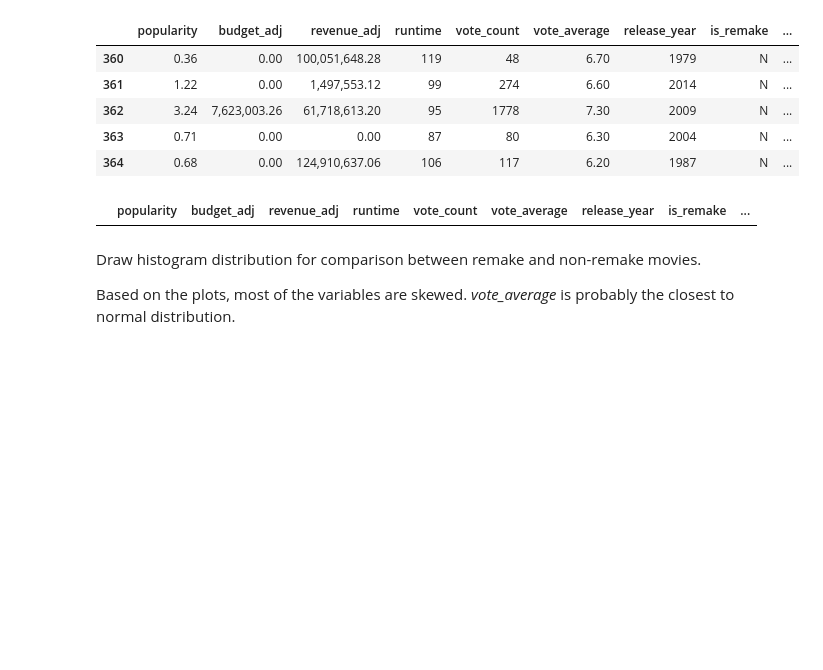
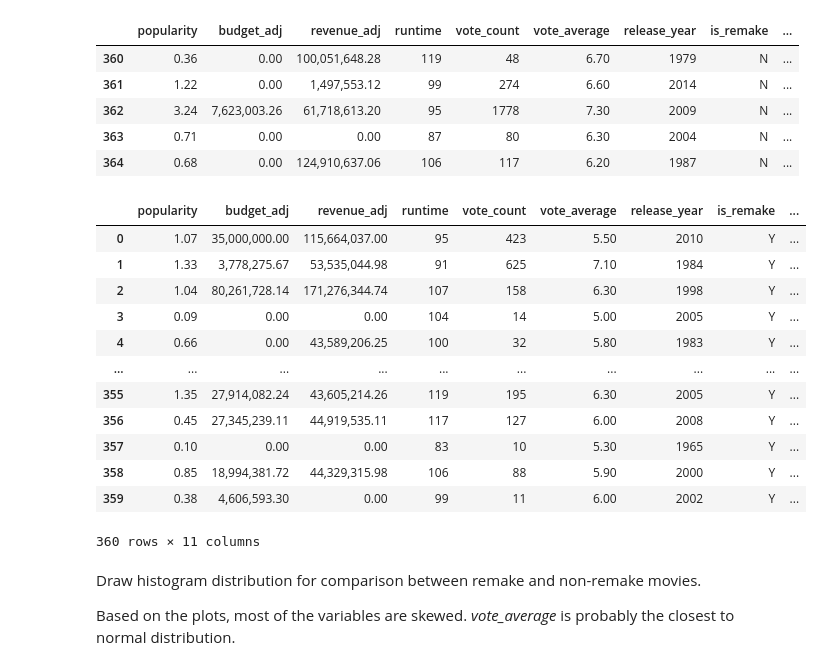
Before and after one commit to pohhjie/movie-analysis, a Jupyter notebook: movie-analysis_v1.ipynb, the cells around one changed output. Cells and saved outputs as stored; diff of their text form; code cells hidden in the pictures; blank space fills up the shorter version.

```diff
--- a/movie-analysis_v1.ipynb
+++ b/movie-analysis_v1.ipynb
@@ -369,9 +369,21 @@ non_remake_cols.head()
 | 364 | 0.68 | 0.00 | 124,910,637.06 | 106 | 117 | 6.20 | 1987 | N | ... |
 # %%
 remake_cols = movies_col[movies_col['is_remake'] == 'Y']
-remake_cols[remake_cols['original_title'] == 'Titanic']
+remake_cols
 # %% [output]
 |  | popularity | budget_adj | revenue_adj | runtime | vote_count | vote_average | release_year | is_remake | ... |
+| 0 | 1.07 | 35,000,000.00 | 115,664,037.00 | 95 | 423 | 5.50 | 2010 | Y | ... |
+| 1 | 1.33 | 3,778,275.67 | 53,535,044.98 | 91 | 625 | 7.10 | 1984 | Y | ... |
+| 2 | 1.04 | 80,261,728.14 | 171,276,344.74 | 107 | 158 | 6.30 | 1998 | Y | ... |
+| 3 | 0.09 | 0.00 | 0.00 | 104 | 14 | 5.00 | 2005 | Y | ... |
+| 4 | 0.66 | 0.00 | 43,589,206.25 | 100 | 32 | 5.80 | 1983 | Y | ... |
+| ... | ... | ... | ... | ... | ... | ... | ... | ... | ... |
+| 355 | 1.35 | 27,914,082.24 | 43,605,214.26 | 119 | 195 | 6.30 | 2005 | Y | ... |
+| 356 | 0.45 | 27,345,239.11 | 44,919,535.11 | 117 | 127 | 6.00 | 2008 | Y | ... |
+| 357 | 0.10 | 0.00 | 0.00 | 83 | 10 | 5.30 | 1965 | Y | ... |
+| 358 | 0.85 | 18,994,381.72 | 44,329,315.98 | 106 | 88 | 5.90 | 2000 | Y | ... |
+| 359 | 0.38 | 4,606,593.30 | 0.00 | 99 | 11 | 6.00 | 2002 | Y | ... |
+360 rows × 11 columns
 # %% [markdown]
 Draw histogram distribution for comparison between remake and non-remake movies.
 
```
Also changed, not shown: parts of 1 cell of this notebook.
